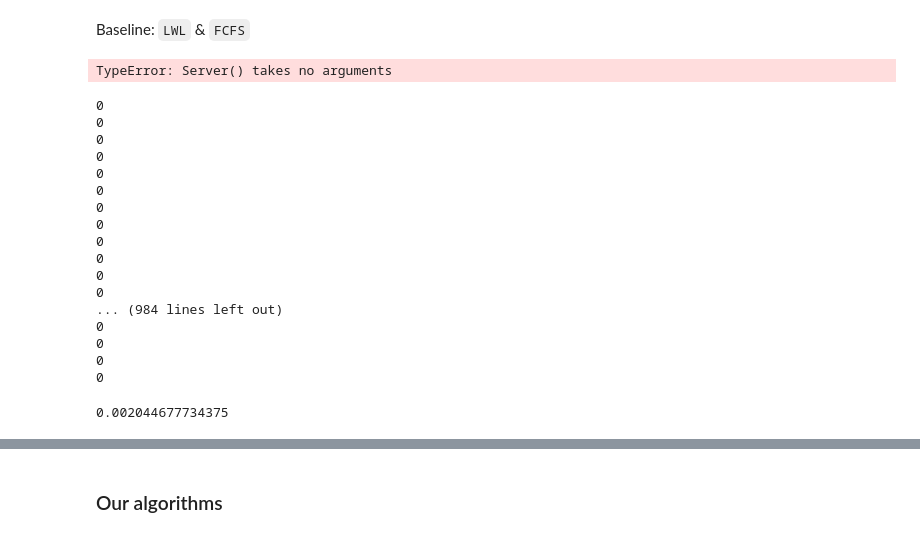
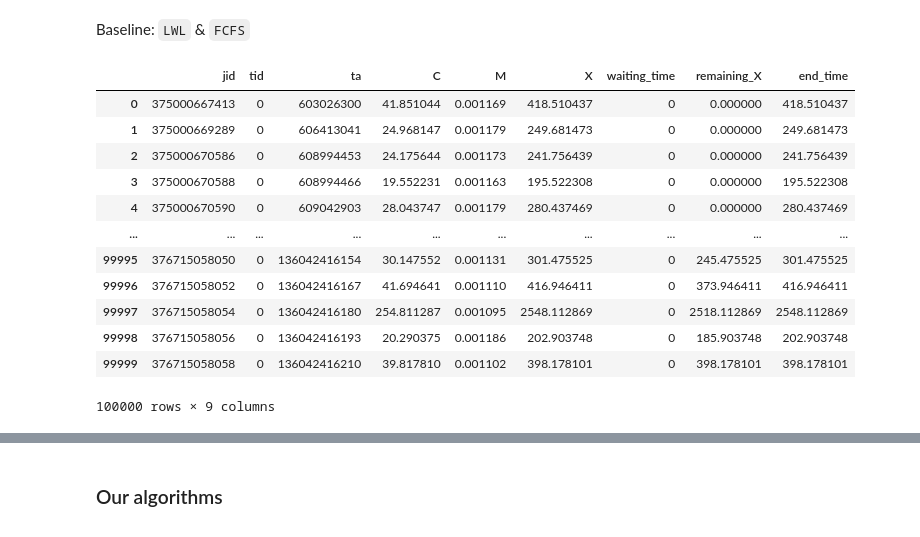
Before and after one commit to Matteo-Candi/Data_Center, a Jupyter notebook: Hw_2/main.ipynb, the cells around one changed output, grey strips where cells are left out. Cells and saved outputs as stored; diff of their text form; code cells hidden in the pictures.

```diff
--- a/Hw_2/main.ipynb
+++ b/Hw_2/main.ipynb
@@ -143,7 +143,7 @@ Baseline: `LWL` & `FCFS`
 # %%
 class Task:
 
-    def _init_(self, job_id, task_id, ta, C, M):
+    def __init__(self, job_id, task_id, ta, C, M):
 
         global mu
 
@@ -162,13 +162,14 @@ class Task:
 
 class Server:
 
-    def _init_(self, server_id):
+    def __init__(self, server_id):
         self.server_id = server_id
         self.M = 0
         self.time = 0
         self.workload = 0
         self.running_tasks = []
         self.queue = queue.PriorityQueue()
+        self.n_tasks = 0
 
 
     def check_server_workload(self, time):
@@ -217,6 +218,8 @@ class Server:
 
     def assign_task_to_server(self, task):
 
+        self.n_tasks += 1
+
         # If the memory is available do not pass for the queue.
         if self.queue.empty() and self.M == 0:
             self.time = task.ta
@@ -267,6 +270,8 @@ def LWL(task, servers):
 
     selected_server.assign_task_to_server(task)
 # %%
+data = data.head(100_000)
+
 # Creating servers objects.
 servers = {i: Server(i) for i in range(N)}
 
@@ -286,5 +291,3 @@ for idx, task in tqdm(tasks.items()):
 # Complete the tasks remained in the servers.
 for server in tqdm(servers.values()):
     server.conclude_server_work()
-# %% [output]
-TypeError: Server() takes no arguments
@@ -305,9 +293,0 @@ def LWL(task, servers):
-# %%
-# Creating servers objects.
-servers = {i: Server(i) for i in range(N)}
-
-# Creating tasks object.
-tasks = {}
-for index, row in tqdm(data.iterrows()):
-    jid, tid, ta, C, M = row.values
-    tasks[index] = Task(int(jid), int(tid), int(ta), float(C), float(M))
@@ -322,27 +294,23 @@ a = [el.waiting_time for id,el in tasks.items()]
-# %%
-for id,el in tasks.items():
-    print(el.waiting_time)
-    if id == 1000:
-        break
-# %% [output]
-0
-0
-0
-0
-0
-0
-0
-0
-0
-0
-0
-0
-... (984 lines left out)
-0
-0
-0
-0
-# %%
-tasks[184773].M
-# %% [output]
-0.002044677734375
+# %%
+rows = []
+for key, obj in tasks.items():
+    new_row = vars(tasks[key])
+    row = {attributo: valore for attributo, valore in new_row.items()}
+    rows.append(row)
+
+df_tasks = pd.DataFrame(rows)
+display(df)
+# %% [output]
+|  | jid | tid | ta | C | M | X | waiting_time | remaining_X | end_time |
+| 0 | 375000667413 | 0 | 603026300 | 41.851044 | 0.001169 | 418.510437 | 0 | 0.000000 | 418.510437 |
+| 1 | 375000669289 | 0 | 606413041 | 24.968147 | 0.001179 | 249.681473 | 0 | 0.000000 | 249.681473 |
+| 2 | 375000670586 | 0 | 608994453 | 24.175644 | 0.001173 | 241.756439 | 0 | 0.000000 | 241.756439 |
+| 3 | 375000670588 | 0 | 608994466 | 19.552231 | 0.001163 | 195.522308 | 0 | 0.000000 | 195.522308 |
+| 4 | 375000670590 | 0 | 609042903 | 28.043747 | 0.001179 | 280.437469 | 0 | 0.000000 | 280.437469 |
+| ... | ... | ... | ... | ... | ... | ... | ... | ... | ... |
+| 99995 | 376715058050 | 0 | 136042416154 | 30.147552 | 0.001131 | 301.475525 | 0 | 245.475525 | 301.475525 |
+| 99996 | 376715058052 | 0 | 136042416167 | 41.694641 | 0.001110 | 416.946411 | 0 | 373.946411 | 416.946411 |
+| 99997 | 376715058054 | 0 | 136042416180 | 254.811287 | 0.001095 | 2548.112869 | 0 | 2518.112869 | 2548.112869 |
+| 99998 | 376715058056 | 0 | 136042416193 | 20.290375 | 0.001186 | 202.903748 | 0 | 185.903748 | 202.903748 |
+| 99999 | 376715058058 | 0 | 136042416210 | 39.817810 | 0.001102 | 398.178101 | 0 | 398.178101 | 398.178101 |
+100000 rows × 9 columns
```
Also changed, not shown: parts of 7 cells of this notebook.
